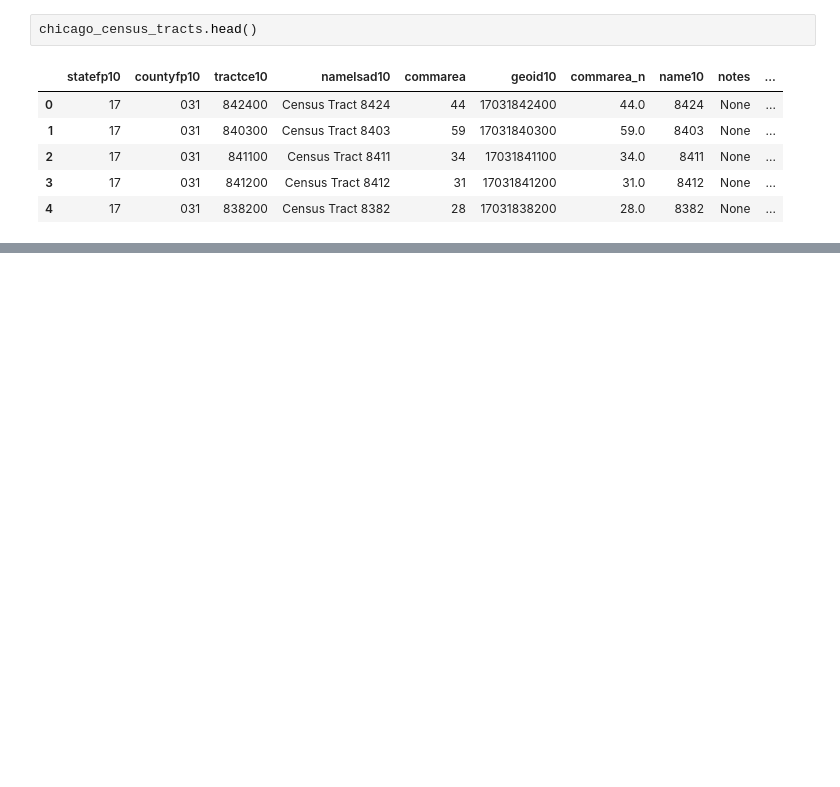
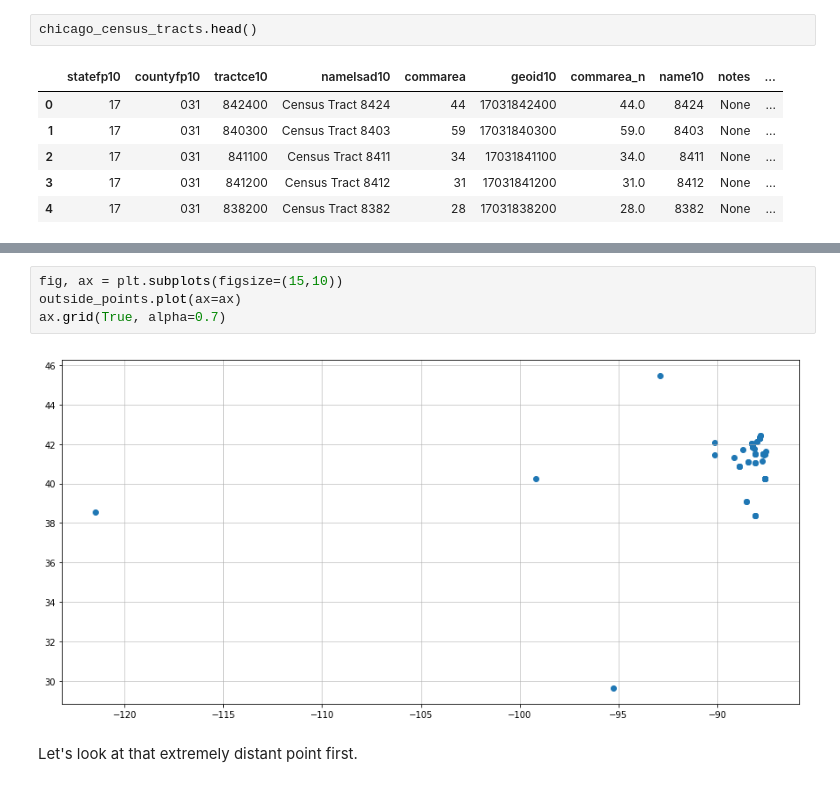
Before and after one commit to propublica/il-tickets-notebooks, a Jupyter notebook: Aggregating_by_Census_Tract.ipynb, the cells around one changed output, grey strips where cells are left out. Drawn from its saved outputs; the diff is of its cells as text; blank space fills up the shorter version.

```diff
--- a/Aggregating_by_Census_Tract.ipynb
+++ b/Aggregating_by_Census_Tract.ipynb
@@ -137,0 +200,8 @@ subset_df[['geometry']]
+# %%
+fig, ax = plt.subplots(figsize=(15,10))
+outside_points.plot(ax=ax)
+ax.grid(True, alpha=0.7)
+# %% [output]
+[figure, added]
+# %% [markdown]
+Let's look at that extremely distant point first.
```
Also changed, not shown: parts of 44 cells of this notebook, 4 other files.
